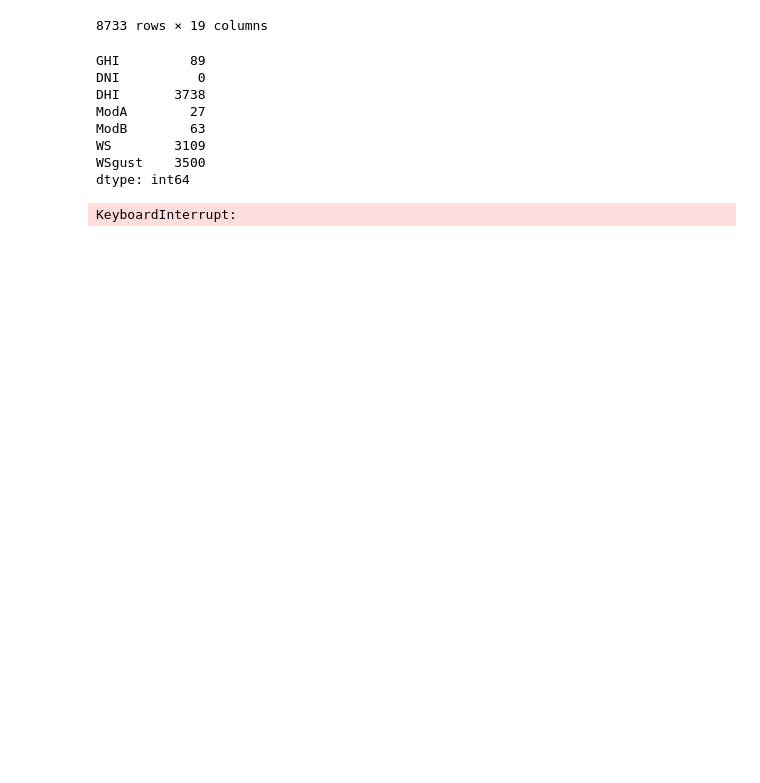
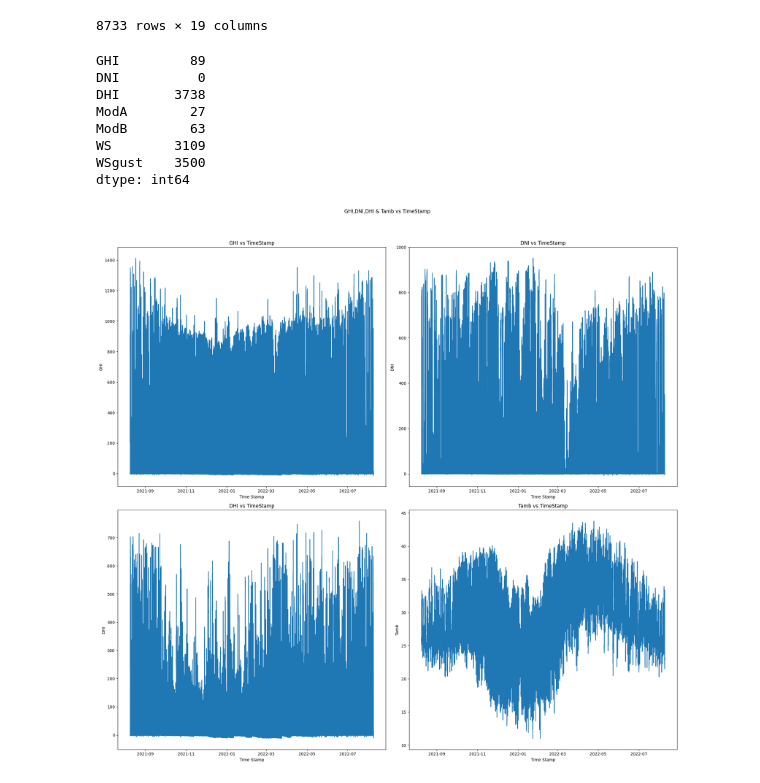
Before and after one commit to GrimVad3r/solar-challenge-week1, a Jupyter notebook: notebooks/benin_eda.ipynb, the cells around one changed output. Drawn from its saved outputs; the diff is of its cells as text; code cells hidden in the pictures; blank space fills up the shorter version.

```diff
--- a/notebooks/benin_eda.ipynb
+++ b/notebooks/benin_eda.ipynb
@@ -181,7 +181,33 @@ WS        3109
 WSgust    3500
 dtype: int64
 # %%
-plt.bar(df['Timestamp'],df['GHI'])
+df['Timestamp'] = pd.to_datetime(df['Timestamp'], errors='coerce')
+
+fig,axes = plt.subplots(nrows=2,ncols=2,figsize=(20,20))
+
+axes[0,0].plot(df['Timestamp'], df['GHI'])
+axes[0,0].set_xlabel('Time Stamp')
+axes[0,0].set_ylabel('GHI')
+axes[0,0].set_title('GHI vs TimeStamp')
+
+axes[0,1].plot(df['Timestamp'], df['DNI'])
+axes[0,1].set_xlabel('Time Stamp')
+axes[0,1].set_ylabel('DNI')
+axes[0,1].set_title('DNI vs TimeStamp')
+
+axes[1,0].plot(df['Timestamp'], df['DHI'])
+axes[1,0].set_xlabel('Time Stamp')
+axes[1,0].set_ylabel('DHI')
+axes[1,0].set_title('DHI vs TimeStamp')
+
+axes[1,1].plot(df['Timestamp'], df['Tamb'])
+axes[1,1].set_xlabel('Time Stamp')
+axes[1,1].set_ylabel('Tamb')
+axes[1,1].set_title('Tamb vs TimeStamp')
+
+fig.suptitle ('GHI,DNI,DHI & Tamb vs TimeStamp ')
+
+plt.tight_layout(rect=[0, 0.03, 1, 0.95])
 plt.show()
 # %% [output]
-KeyboardInterrupt:
+[figure, added]
```
Also changed, not shown: parts of 7 cells of this notebook.
